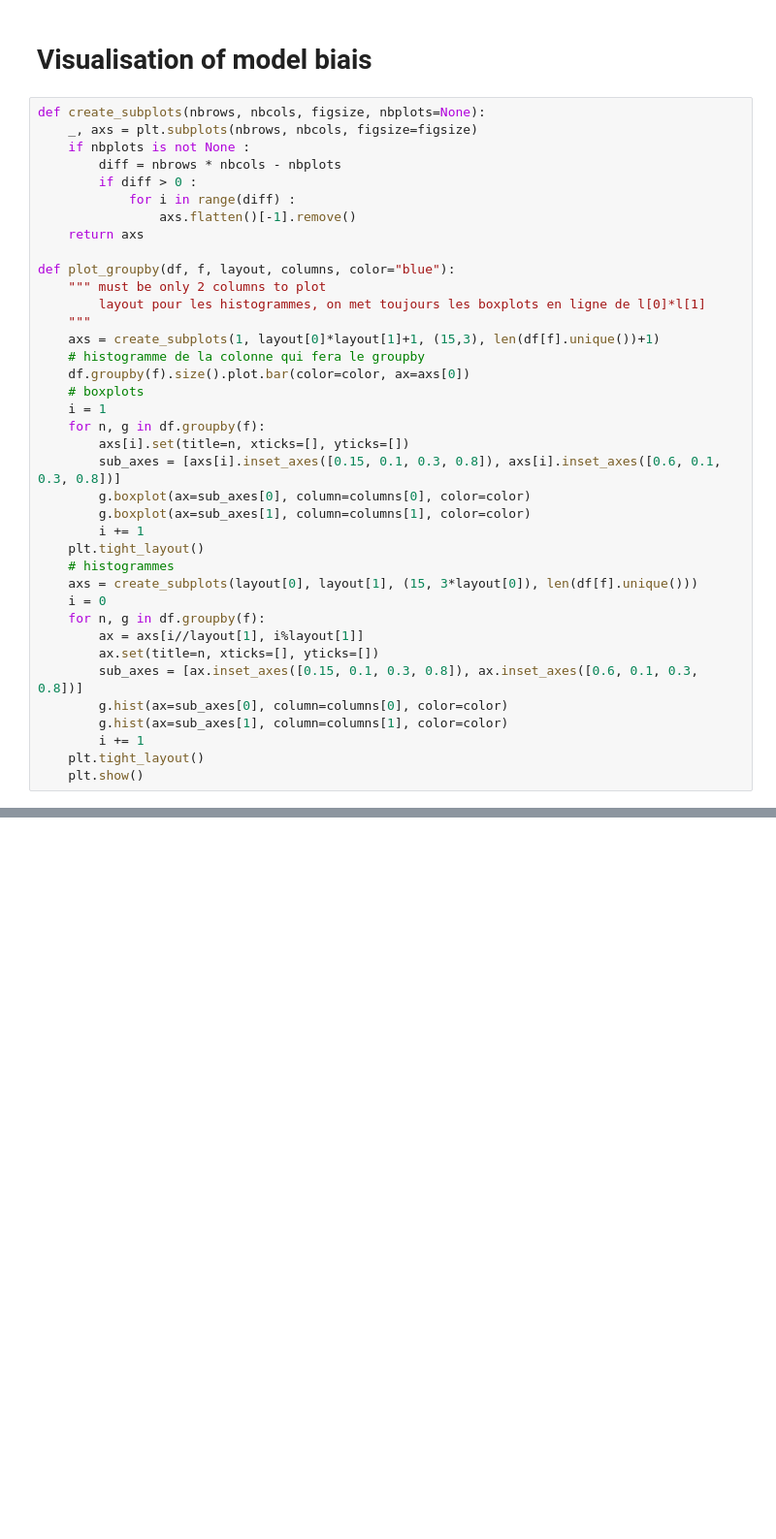
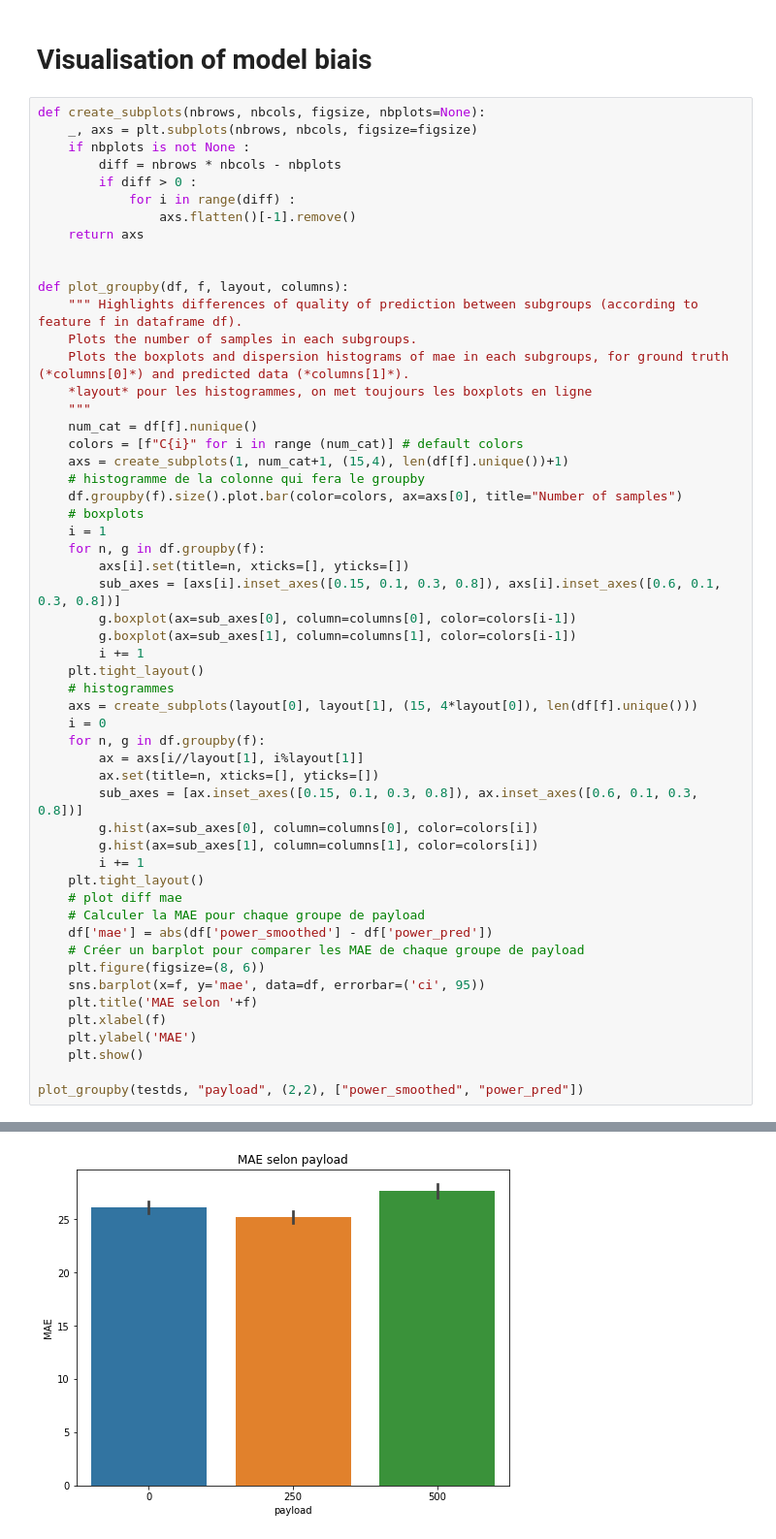
Before and after one commit to multitel-ai/nsw-certification, a Jupyter notebook: biais/mlp_biais.ipynb, the cells around one changed output, grey strips where cells are left out. Shown: that part at 97% size. Saved outputs shown, nothing was run; the diff lists cells and outputs as text; blank space fills up the shorter version.

```diff
--- a/biais/mlp_biais.ipynb
+++ b/biais/mlp_biais.ipynb
@@ -79,31 +79,48 @@ def create_subplots(nbrows, nbcols, figsize, nbplots=None):
                 axs.flatten()[-1].remove()
     return axs
 
-def plot_groupby(df, f, layout, columns, color="blue"):
-    """ must be only 2 columns to plot
-        layout pour les histogrammes, on met toujours les boxplots en ligne de l[0]*l[1]
+
+def plot_groupby(df, f, layout, columns):
+    """ Highlights differences of quality of prediction between subgroups (according to feature f in dataframe df).
+    Plots the number of samples in each subgroups.
+    Plots the boxplots and dispersion histograms of mae in each subgroups, for ground truth (*columns[0]*) and predicted data (*columns[1]*).
+    *layout* pour les histogrammes, on met toujours les boxplots en ligne
     """
-    axs = create_subplots(1, layout[0]*layout[1]+1, (15,3), len(df[f].unique())+1)
+    num_cat = df[f].nunique()
+    colors = [f"C{i}" for i in range (num_cat)] # default colors
+    axs = create_subplots(1, num_cat+1, (15,4), len(df[f].unique())+1)
     # histogramme de la colonne qui fera le groupby
-    df.groupby(f).size().plot.bar(color=color, ax=axs[0])
+    df.groupby(f).size().plot.bar(color=colors, ax=axs[0], title="Number of samples")
     # boxplots
     i = 1
     for n, g in df.groupby(f):
         axs[i].set(title=n, xticks=[], yticks=[])
         sub_axes = [axs[i].inset_axes([0.15, 0.1, 0.3, 0.8]), axs[i].inset_axes([0.6, 0.1, 0.3, 0.8])]
-        g.boxplot(ax=sub_axes[0], column=columns[0], color=color)
-        g.boxplot(ax=sub_axes[1], column=columns[1], color=color)
+        g.boxplot(ax=sub_axes[0], column=columns[0], color=colors[i-1])
+        g.boxplot(ax=sub_axes[1], column=columns[1], color=colors[i-1])
         i += 1
     plt.tight_layout()
     # histogrammes
-    axs = create_subplots(layout[0], layout[1], (15, 3*layout[0]), len(df[f].unique()))
+    axs = create_subplots(layout[0], layout[1], (15, 4*layout[0]), len(df[f].unique()))
     i = 0
     for n, g in df.groupby(f):
         ax = axs[i//layout[1], i%layout[1]]
         ax.set(title=n, xticks=[], yticks=[])
         sub_axes = [ax.inset_axes([0.15, 0.1, 0.3, 0.8]), ax.inset_axes([0.6, 0.1, 0.3, 0.8])]
-        g.hist(ax=sub_axes[0], column=columns[0], color=color)
-        g.hist(ax=sub_axes[1], column=columns[1], color=color)
+        g.hist(ax=sub_axes[0], column=columns[0], color=colors[i])
+        g.hist(ax=sub_axes[1], column=columns[1], color=colors[i])
         i += 1
     plt.tight_layout()
+    # plot diff mae
+    # Calculer la MAE pour chaque groupe de payload
+    df['mae'] = abs(df['power_smoothed'] - df['power_pred'])
+    # Créer un barplot pour comparer les MAE de chaque groupe de payload
+    plt.figure(figsize=(8, 6))
+    sns.barplot(x=f, y='mae', data=df, errorbar=('ci', 95))
+    plt.title('MAE selon '+f)
+    plt.xlabel(f)
+    plt.ylabel('MAE')
     plt.show()
+
+plot_groupby(testds, "payload", (2,2), ["power_smoothed", "power_pred"])
+# %% [output]
@@ -109,0 +129 @@ def plot_groupby(df, f, layout, columns, color="blue"):
+[figure, added]
```
Also changed, not shown: parts of 3 cells of this notebook, 1 other file.
